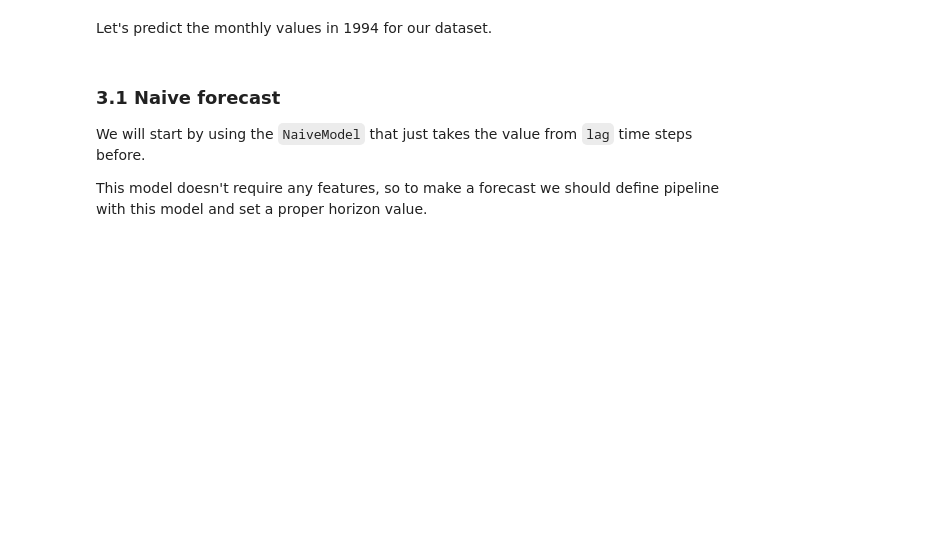
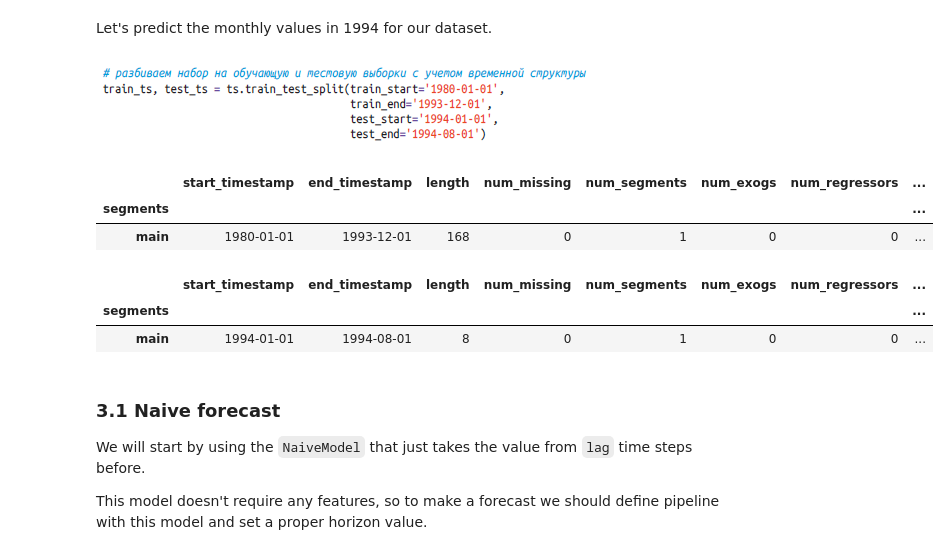
Before and after one commit to MinyaevAndrey/etna, a Jupyter notebook: examples/101-get_started.ipynb, the cells around one changed output. Saved outputs shown, nothing was run; the diff lists cells and outputs as text; code cells hidden in the pictures; blank space fills up the shorter version.

```diff
--- a/examples/101-get_started.ipynb
+++ b/examples/101-get_started.ipynb
@@ -245,8 +236,23 @@ warnings.filterwarnings("ignore")
 Let's predict the monthly values in 1994 for our dataset.
 # %%
 HORIZON = 8
+# %% [markdown]
+![Снимок3.PNG](embedded-picture-1)
 # %%
 train_ts, test_ts = ts.train_test_split(test_size=HORIZON)
+# print(train_ts.info(), test_ts.info())
+
+train_ts.describe()
+# %% [output]
+|  | start_timestamp | end_timestamp | length | num_missing | num_segments | num_exogs | num_regressors | ... |
+| segments |  |  |  |  |  |  |  | ... |
+| main | 1980-01-01 | 1993-12-01 | 168 | 0 | 1 | 0 | 0 | ... |
+# %%
+test_ts.describe()
+# %% [output]
+|  | start_timestamp | end_timestamp | length | num_missing | num_segments | num_exogs | num_regressors | ... |
+| segments |  |  |  |  |  |  |  | ... |
+| main | 1994-01-01 | 1994-08-01 | 8 | 0 | 1 | 0 | 0 | ... |
 # %% [markdown]
 ### 3.1 Naive forecast <a class="anchor" id="section_3_1"></a>
 
```
Also changed, not shown: parts of 3 cells of this notebook.
